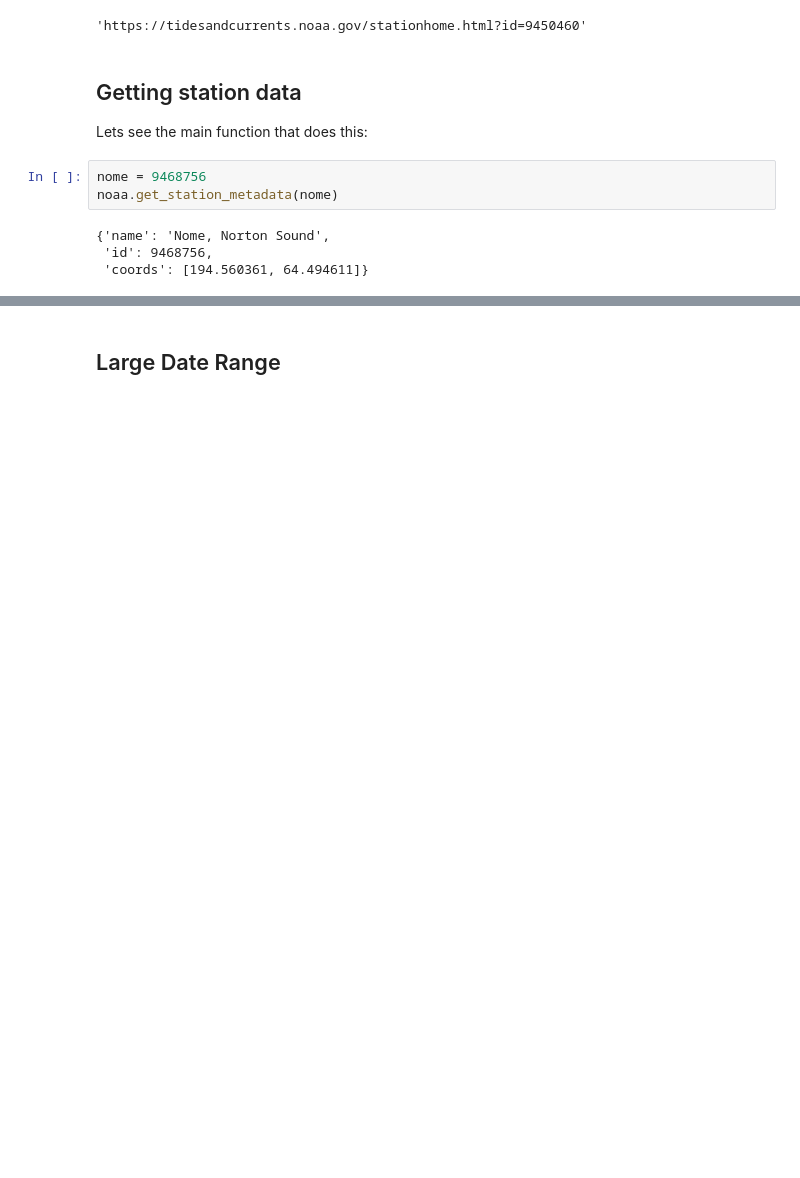
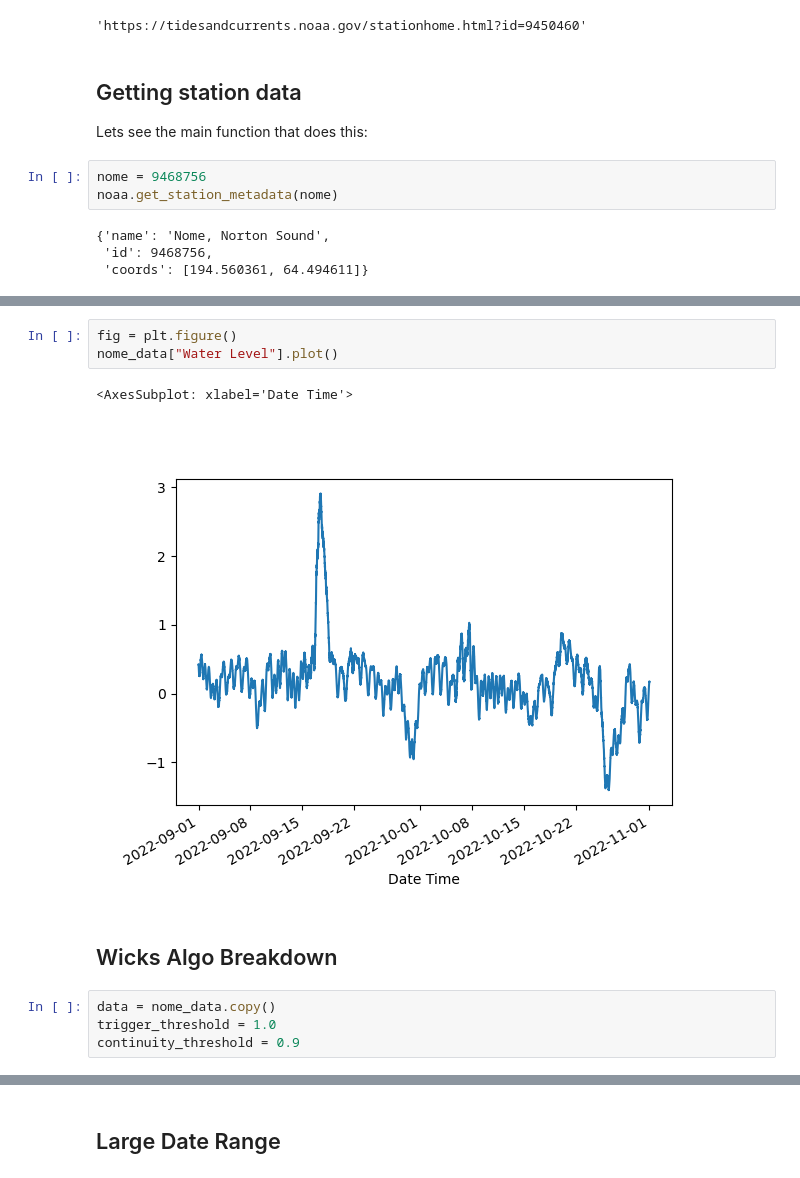
Before and after one commit to UT-CHG/pyadcirc, a Jupyter notebook: notebooks/NOAA_Scrape_Data.ipynb, the cells around one changed output, grey strips where cells are left out. Cells and saved outputs as stored; diff of their text form; blank space fills up the shorter version.

```diff
--- a/notebooks/NOAA_Scrape_Data.ipynb
+++ b/notebooks/NOAA_Scrape_Data.ipynb
@@ -113,0 +163,12 @@ data
+# %%
+fig = plt.figure()
+nome_data["Water Level"].plot()
+# %% [output]
+<AxesSubplot: xlabel='Date Time'>
+[figure, added]
+# %% [markdown]
+## Wicks Algo Breakdown
+# %%
+data = nome_data.copy()
+trigger_threshold = 1.0
+continuity_threshold = 0.9
```
Also changed, not shown: parts of 77 cells of this notebook, 5 other files.
